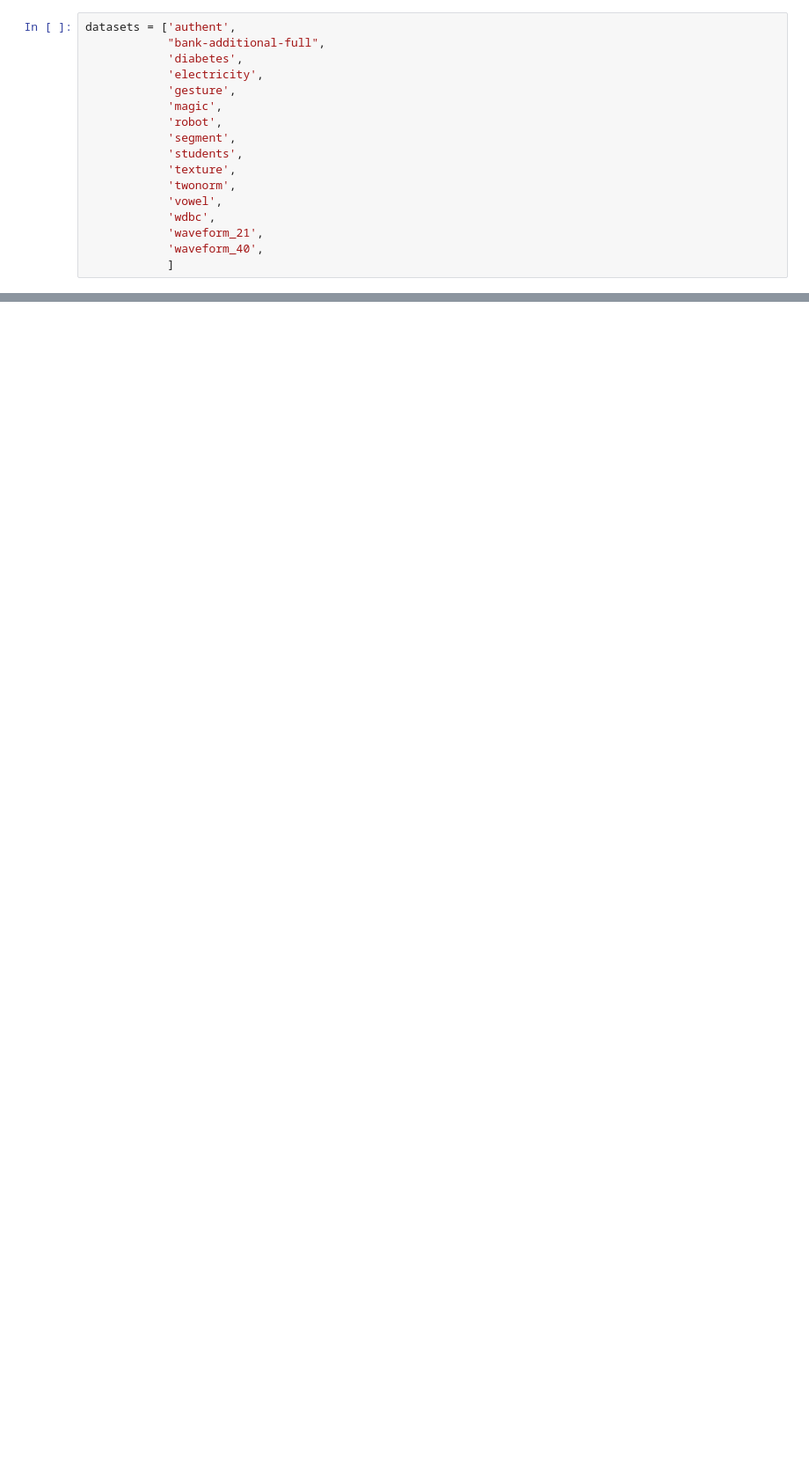
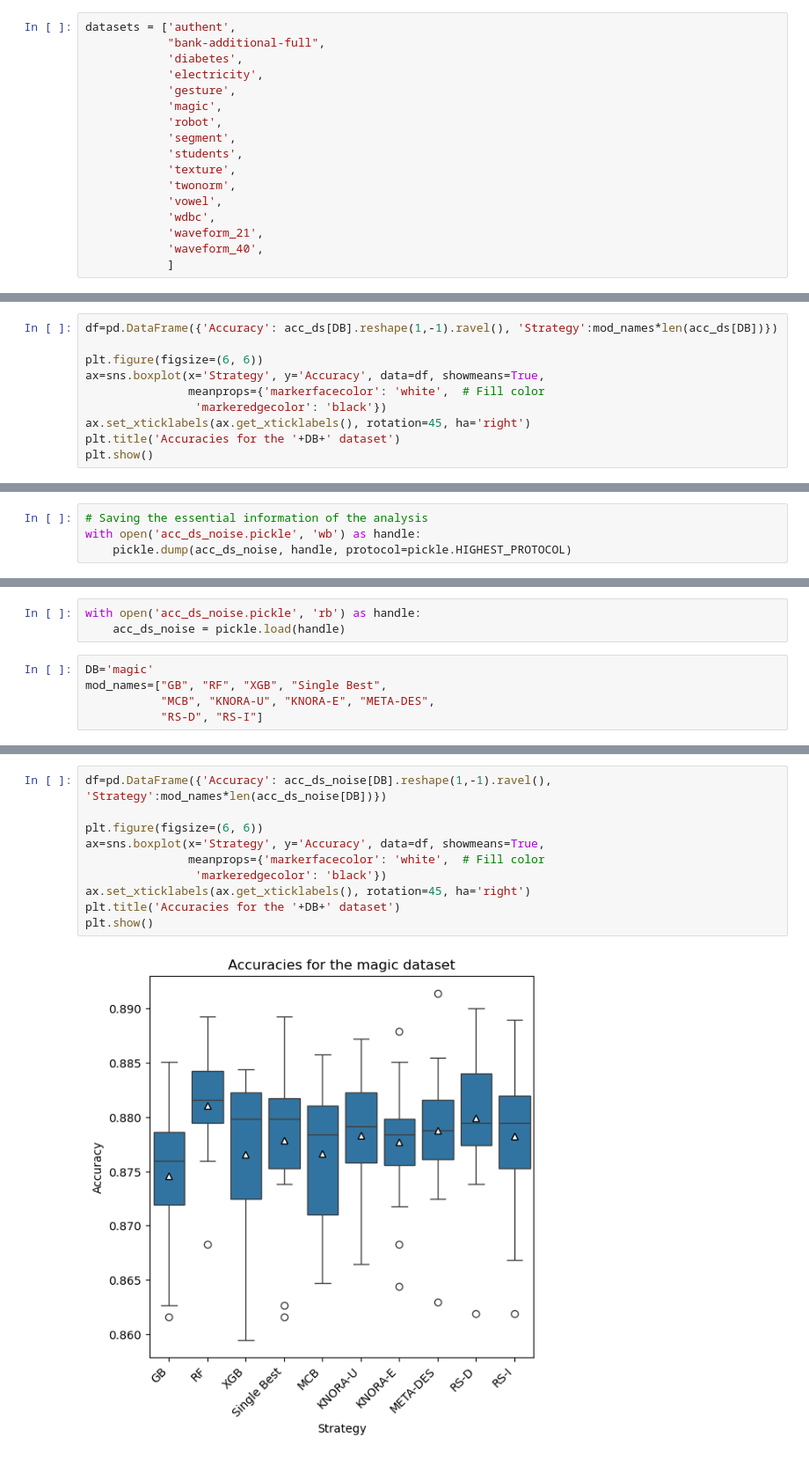
Before and after one commit to rflassance/rob4discriminative, a Jupyter notebook: dynamic_selection.ipynb, the cells around one changed output, grey strips where cells are left out. Shown at 88% size. Drawn from its saved outputs; the diff is of its cells as text; blank space fills up the shorter version.

```diff
--- a/dynamic_selection.ipynb
+++ b/dynamic_selection.ipynb
@@ -108,0 +138,10 @@ with open('acc_dict_all.pickle', 'rb') as handle:
+# %%
+df=pd.DataFrame({'Accuracy': acc_ds[DB].reshape(1,-1).ravel(), 'Strategy':mod_names*len(acc_ds[DB])})
+
+plt.figure(figsize=(6, 6))
+ax=sns.boxplot(x='Strategy', y='Accuracy', data=df, showmeans=True,
+               meanprops={'markerfacecolor': 'white',  # Fill color
+                'markeredgecolor': 'black'})
+ax.set_xticklabels(ax.get_xticklabels(), rotation=45, ha='right')
+plt.title('Accuracies for the '+DB+' dataset')
+plt.show()
@@ -108,0 +215,4 @@ with open('acc_dict_all.pickle', 'rb') as handle:
+# %%
+# Saving the essential information of the analysis
+with open('acc_ds_noise.pickle', 'wb') as handle:
+    pickle.dump(acc_ds_noise, handle, protocol=pickle.HIGHEST_PROTOCOL)
@@ -108,0 +221,8 @@ with open('acc_dict_all.pickle', 'rb') as handle:
+# %%
+with open('acc_ds_noise.pickle', 'rb') as handle:
+    acc_ds_noise = pickle.load(handle)
+# %%
+DB='magic'
+mod_names=["GB", "RF", "XGB", "Single Best",
+           "MCB", "KNORA-U", "KNORA-E", "META-DES",
+           "RS-D", "RS-I"]
@@ -108,0 +243,12 @@ with open('acc_dict_all.pickle', 'rb') as handle:
+# %%
+df=pd.DataFrame({'Accuracy': acc_ds_noise[DB].reshape(1,-1).ravel(), 'Strategy':mod_names*len(acc_ds_noise[DB])})
+
+plt.figure(figsize=(6, 6))
+ax=sns.boxplot(x='Strategy', y='Accuracy', data=df, showmeans=True,
+               meanprops={'markerfacecolor': 'white',  # Fill color
+                'markeredgecolor': 'black'})
+ax.set_xticklabels(ax.get_xticklabels(), rotation=45, ha='right')
+plt.title('Accuracies for the '+DB+' dataset')
+plt.show()
+# %% [output]
+[figure, added]
```
Also changed, not shown: parts of 16 cells of this notebook, 10 other files.
